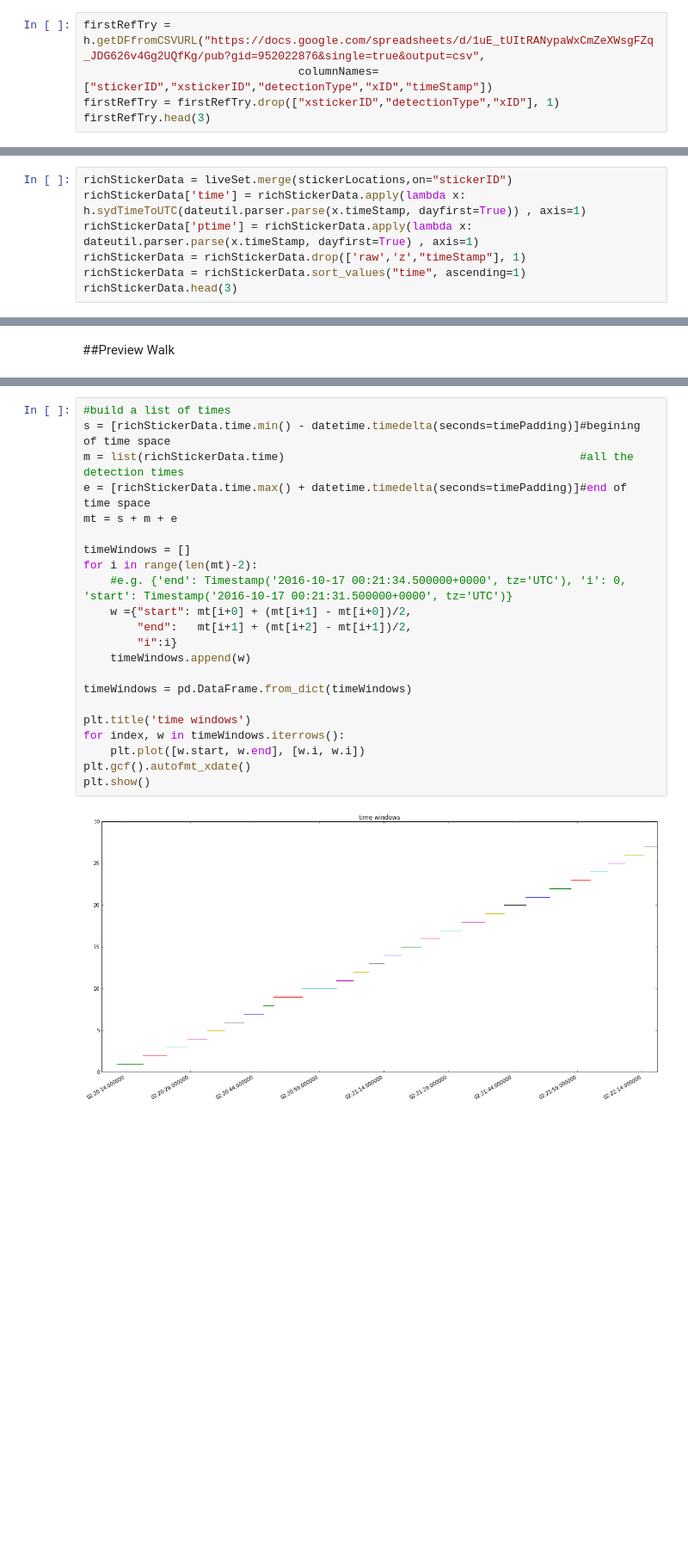
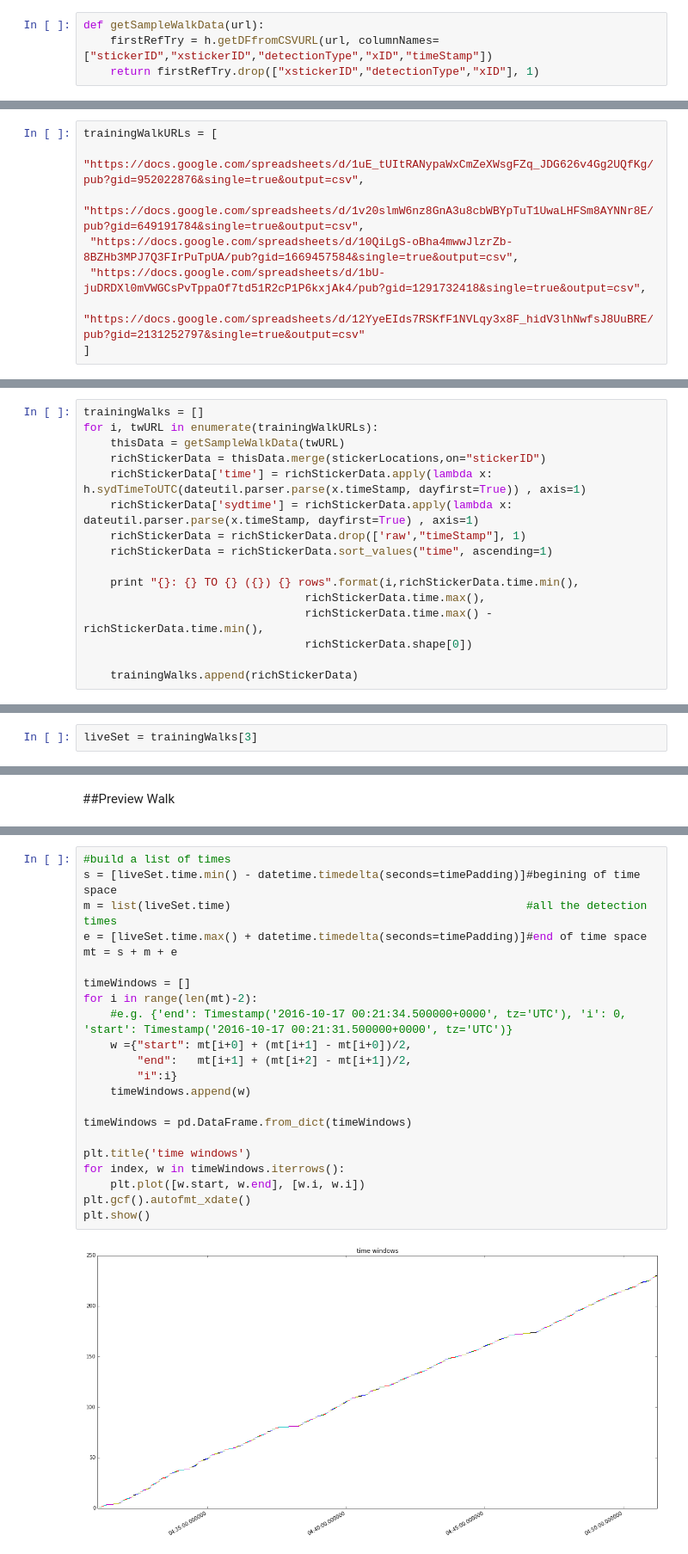
Before and after one commit to notionparallax/sensicorn, a Jupyter notebook: initialDataAnalysis/training data.ipynb, the cells around one changed output, grey strips where cells are left out. Shown at 86% size. Drawn from its saved outputs; the diff is of its cells as text; blank space fills up the shorter version.

```diff
--- a/initialDataAnalysis/training data.ipynb
+++ b/initialDataAnalysis/training data.ipynb
@@ -57,5 +78,4 @@ baseStationData.head(3)
 # %%
-firstRefTry = h.getDFfromCSVURL("https://docs.google.com/spreadsheets/d/1uE_tUItRANypaWxCmZeXWsgFZq_JDG626v4Gg2UQfKg/pub?gid=952022876&single=true&output=csv",
-                                columnNames=["stickerID","xstickerID","detectionType","xID","timeStamp"])
-firstRefTry = firstRefTry.drop(["xstickerID","detectionType","xID"], 1)
-firstRefTry.head(3)
+def getSampleWalkData(url):
+    firstRefTry = h.getDFfromCSVURL(url, columnNames=["stickerID","xstickerID","detectionType","xID","timeStamp"])
+    return firstRefTry.drop(["xstickerID","detectionType","xID"], 1)
@@ -92,0 +82,8 @@ liveSet = quickWalk
+# %%
+trainingWalkURLs = [
+ "https://docs.google.com/spreadsheets/d/1uE_tUItRANypaWxCmZeXWsgFZq_JDG626v4Gg2UQfKg/pub?gid=952022876&single=true&output=csv",
+ "https://docs.google.com/spreadsheets/d/1v20slmW6nz8GnA3u8cbWBYpTuT1UwaLHFSm8AYNNr8E/pub?gid=649191784&single=true&output=csv",
+ "https://docs.google.com/spreadsheets/d/10QiLgS-oBha4mwwJlzrZb-8BZHb3MPJ7Q3FIrPuTpUA/pub?gid=1669457584&single=true&output=csv",
+ "https://docs.google.com/spreadsheets/d/1bU-juDRDXl0mVWGCsPvTppaOf7td51R2cP1P6kxjAk4/pub?gid=1291732418&single=true&output=csv",
+ "https://docs.google.com/spreadsheets/d/12YyeEIds7RSKfF1NVLqy3x8F_hidV3lhNwfsJ8UuBRE/pub?gid=2131252797&single=true&output=csv"
+]
@@ -93,8 +98,17 @@ liveSet = quickWalk
 # %%
-richStickerData = liveSet.merge(stickerLocations,on="stickerID")
-richStickerData['time'] = richStickerData.apply(lambda x: h.sydTimeToUTC(dateutil.parser.parse(x.timeStamp, dayfirst=True)) , axis=1)
-richStickerData['ptime'] = richStickerData.apply(lambda x: dateutil.parser.parse(x.timeStamp, dayfirst=True) , axis=1)
-richStickerData = richStickerData.drop(['raw','z',"timeStamp"], 1)
-richStickerData = richStickerData.sort_values("time", ascending=1)
-richStickerData.head(3)
+trainingWalks = []
+for i, twURL in enumerate(trainingWalkURLs):
+    thisData = getSampleWalkData(twURL)
+    richStickerData = thisData.merge(stickerLocations,on="stickerID")
+    richStickerData['time'] = richStickerData.apply(lambda x: h.sydTimeToUTC(dateutil.parser.parse(x.timeStamp, dayfirst=True)) , axis=1)
+    richStickerData['sydtime'] = richStickerData.apply(lambda x: dateutil.parser.parse(x.timeStamp, dayfirst=True) , axis=1)
+    richStickerData = richStickerData.drop(['raw',"timeStamp"], 1)
+    richStickerData = richStickerData.sort_values("time", ascending=1)
+
+    print "{}: {} TO {} ({}) {} rows".format(i,richStickerData.time.min(),
+                                 richStickerData.time.max(),
+                                 richStickerData.time.max() - richStickerData.time.min(),
+                                 richStickerData.shape[0])
+
+    trainingWalks.append(richStickerData)
 # %% [output]
@@ -109,0 +120,2 @@ key = f = open('../../../key.txt', 'r').read()
+# %%
+liveSet = trainingWalks[3]
@@ -192,27 +274,27 @@ The graph below shows that the time windows don't overlap.
 # %%
 #build a list of times
-s = [richStickerData.time.min() - datetime.timedelta(seconds=timePadding)]#begining of time space
-m = list(richStickerData.time)                                            #all the detection times
-e = [richStickerData.time.max() + datetime.timedelta(seconds=timePadding)]#end of time space
+s = [liveSet.time.min() - datetime.timedelta(seconds=timePadding)]#begining of time space
+m = list(liveSet.time)                                            #all the detection times
+e = [liveSet.time.max() + datetime.timedelta(seconds=timePadding)]#end of time space
 mt = s + m + e
 
 timeWindows = []
 for i in range(len(mt)-2):
     #e.g. {'end': Timestamp('2016-10-17 00:21:34.500000+0000', tz='UTC'), 'i': 0, 'start': Timestamp('2016-10-17 00:21:31.500000+0000', tz='UTC')}
     w ={"start": mt[i+0] + (mt[i+1] - mt[i+0])/2,
         "end":   mt[i+1] + (mt[i+2] - mt[i+1])/2,
         "i":i}
     timeWindows.append(w)
 
 timeWindows = pd.DataFrame.from_dict(timeWindows)
 
 plt.title('time windows')
 for index, w in timeWindows.iterrows():
     plt.plot([w.start, w.end], [w.i, w.i])
 plt.gcf().autofmt_xdate()
 plt.show()
 # %% [output]
-[figure, old version]
+[figure, new version]
 # %%
 timeWindows.tail()
 # %% [output]
```
Also changed, not shown: parts of 33 cells of this notebook, 1 other file.
